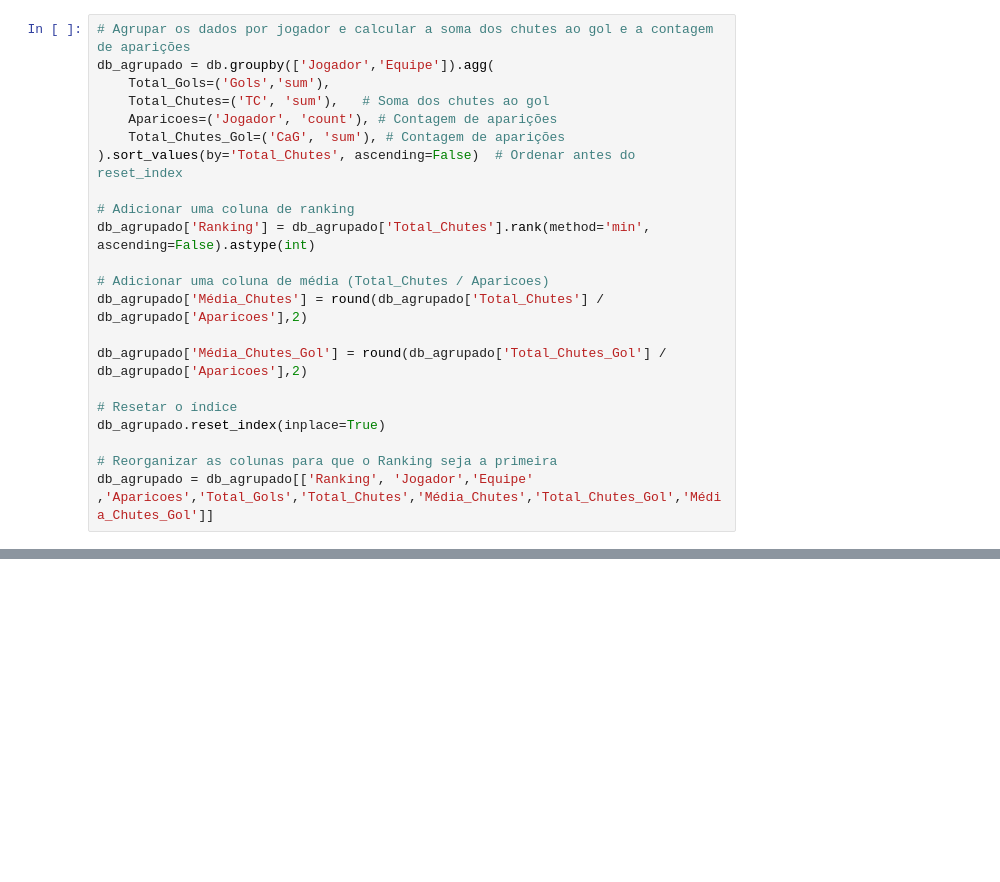
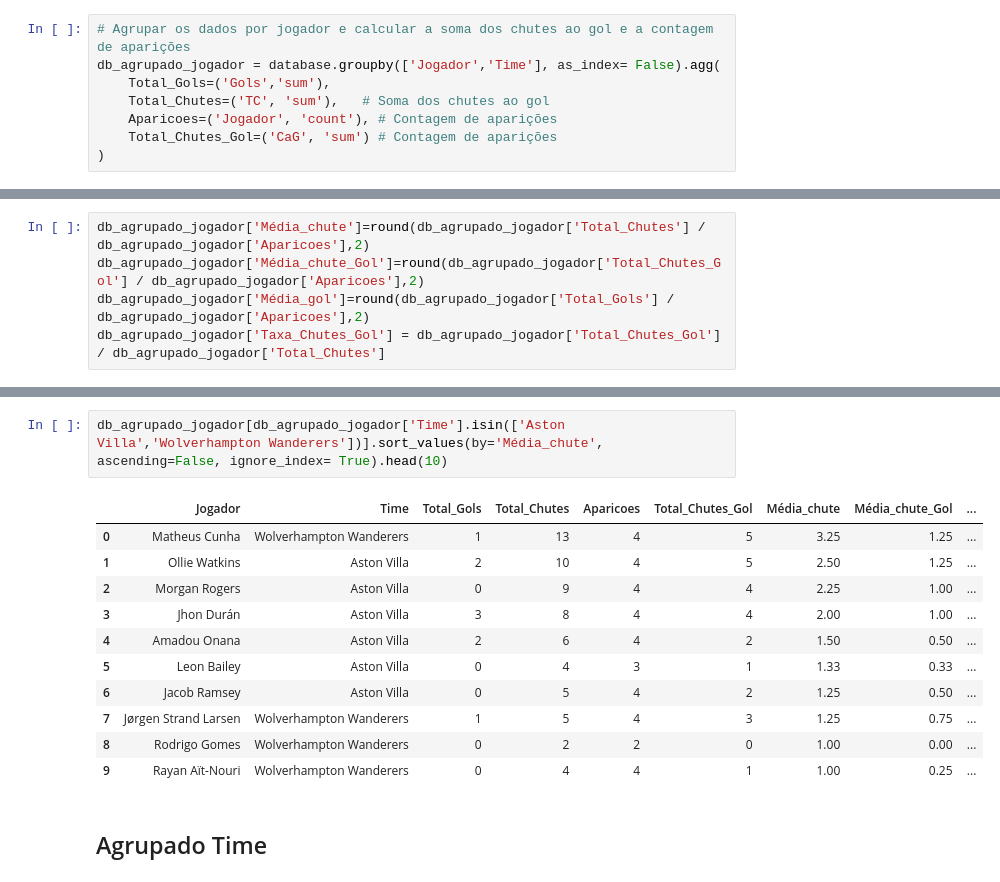
Before and after one commit to eduardopfbp/PremierLeague-PlayerStats, a Jupyter notebook: analiste.ipynb, the cells around one changed output, grey strips where cells are left out. Cells and saved outputs as stored; diff of their text form; blank space fills up the shorter version.

```diff
--- a/analiste.ipynb
+++ b/analiste.ipynb
@@ -7,22 +7,8 @@ db = pd.read_csv('C://Users//eduar//Desktop//DEV//Football//PremierLeague//datab
 # %%
 # Agrupar os dados por jogador e calcular a soma dos chutes ao gol e a contagem de aparições
-db_agrupado = db.groupby(['Jogador','Equipe']).agg(
+db_agrupado_jogador = database.groupby(['Jogador','Time'], as_index= False).agg(
     Total_Gols=('Gols','sum'),
     Total_Chutes=('TC', 'sum'),   # Soma dos chutes ao gol
     Aparicoes=('Jogador', 'count'), # Contagem de aparições
-    Total_Chutes_Gol=('CaG', 'sum'), # Contagem de aparições
-).sort_values(by='Total_Chutes', ascending=False)  # Ordenar antes do reset_index
-
-# Adicionar uma coluna de ranking
-db_agrupado['Ranking'] = db_agrupado['Total_Chutes'].rank(method='min', ascending=False).astype(int)
-
-# Adicionar uma coluna de média (Total_Chutes / Aparicoes)
-db_agrupado['Média_Chutes'] = round(db_agrupado['Total_Chutes'] / db_agrupado['Aparicoes'],2)
-
-db_agrupado['Média_Chutes_Gol'] = round(db_agrupado['Total_Chutes_Gol'] / db_agrupado['Aparicoes'],2)
-
-# Resetar o índice
-db_agrupado.reset_index(inplace=True)
-
-# Reorganizar as colunas para que o Ranking seja a primeira
-db_agrupado = db_agrupado[['Ranking', 'Jogador','Equipe' ,'Aparicoes','Total_Gols','Total_Chutes','Média_Chutes','Total_Chutes_Gol','Média_Chutes_Gol']]
+    Total_Chutes_Gol=('CaG', 'sum') # Contagem de aparições
+)
@@ -46 +15,6 @@ db_agrupado[jogos_do_dia].head(10)
+# %%
+db_agrupado_jogador['Média_chute']=round(db_agrupado_jogador['Total_Chutes'] / db_agrupado_jogador['Aparicoes'],2)
+db_agrupado_jogador['Média_chute_Gol']=round(db_agrupado_jogador['Total_Chutes_Gol'] / db_agrupado_jogador['Aparicoes'],2)
+db_agrupado_jogador['Média_gol']=round(db_agrupado_jogador['Total_Gols'] / db_agrupado_jogador['Aparicoes'],2)
+db_agrupado_jogador['Taxa_Chutes_Gol'] = db_agrupado_jogador['Total_Chutes_Gol'] / db_agrupado_jogador['Total_Chutes']
 # %%
@@ -54,0 +37,16 @@ db[db['Jogador'].isin(['Nicolas Jackson','Evanilson'])]
+# %%
+db_agrupado_jogador[db_agrupado_jogador['Time'].isin(['Aston Villa','Wolverhampton Wanderers'])].sort_values(by='Média_chute', ascending=False, ignore_index= True).head(10)
+# %% [output]
+|  | Jogador | Time | Total_Gols | Total_Chutes | Aparicoes | Total_Chutes_Gol | Média_chute | Média_chute_Gol | ... |
+| 0 | Matheus Cunha | Wolverhampton Wanderers | 1 | 13 | 4 | 5 | 3.25 | 1.25 | ... |
+| 1 | Ollie Watkins | Aston Villa | 2 | 10 | 4 | 5 | 2.50 | 1.25 | ... |
+| 2 | Morgan Rogers | Aston Villa | 0 | 9 | 4 | 4 | 2.25 | 1.00 | ... |
+| 3 | Jhon Durán | Aston Villa | 3 | 8 | 4 | 4 | 2.00 | 1.00 | ... |
+| 4 | Amadou Onana | Aston Villa | 2 | 6 | 4 | 2 | 1.50 | 0.50 | ... |
+| 5 | Leon Bailey | Aston Villa | 0 | 4 | 3 | 1 | 1.33 | 0.33 | ... |
+| 6 | Jacob Ramsey | Aston Villa | 0 | 5 | 4 | 2 | 1.25 | 0.50 | ... |
+| 7 | Jørgen Strand Larsen | Wolverhampton Wanderers | 1 | 5 | 4 | 3 | 1.25 | 0.75 | ... |
+| 8 | Rodrigo Gomes | Wolverhampton Wanderers | 0 | 2 | 2 | 0 | 1.00 | 0.00 | ... |
+| 9 | Rayan Aït-Nouri | Wolverhampton Wanderers | 0 | 4 | 4 | 1 | 1.00 | 0.25 | ... |
+# %% [markdown]
+## Agrupado Time
```
Also changed, not shown: parts of 13 cells of this notebook, 6 other files.
